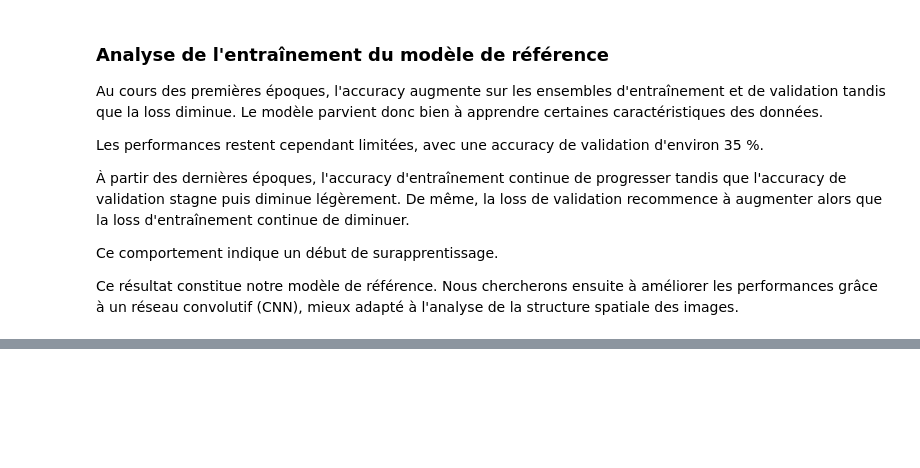
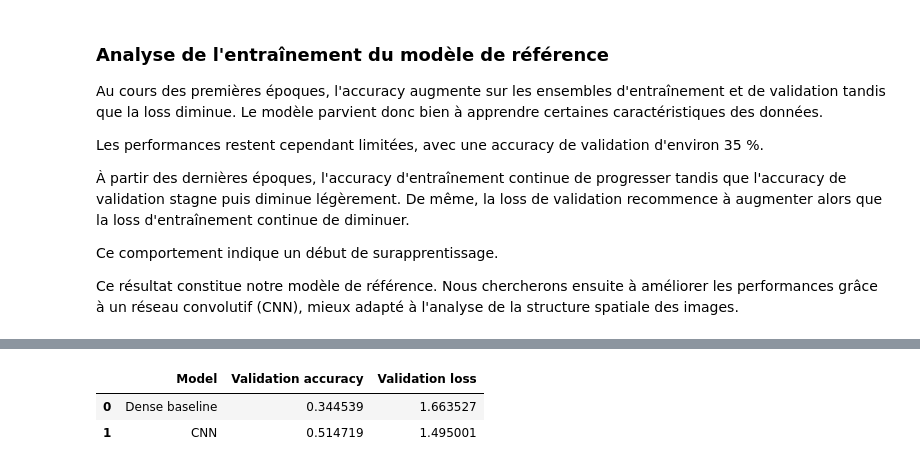
Before and after one commit to MassinissaBouamar/Projet_DL_Reconnaissance_faciale, a Jupyter notebook: notebooks/facial_expression_recognition.ipynb, the cells around one changed output, grey strips where cells are left out. Saved outputs shown, nothing was run; the diff lists cells and outputs as text; code cells hidden in the pictures; blank space fills up the shorter version.

```diff
--- a/notebooks/facial_expression_recognition.ipynb
+++ b/notebooks/facial_expression_recognition.ipynb
@@ -541,0 +742,7 @@ baseline_val_accuracy = val_accuracy
+# %%
+cnn_val_loss, cnn_val_accuracy = cnn_model.evaluate(
+    validation_dataset
+)
+
+print(f"Validation loss     : {cnn_val_loss:.4f}")
+print(f"Validation accuracy : {cnn_val_accuracy:.4f}")
@@ -541,0 +753,21 @@ baseline_val_accuracy = val_accuracy
+# %%
+comparison = pd.DataFrame({
+    "Model": [
+        "Dense baseline",
+        "CNN"
+    ],
+    "Validation accuracy": [
+        baseline_val_accuracy,
+        cnn_val_accuracy
+    ],
+    "Validation loss": [
+        baseline_val_loss,
+        cnn_val_loss
+    ]
+})
+
+comparison
+# %% [output]
+|  | Model | Validation accuracy | Validation loss |
+| 0 | Dense baseline | 0.344539 | 1.663527 |
+| 1 | CNN | 0.514719 | 1.495001 |
```
Also changed, not shown: parts of 12 cells of this notebook.
